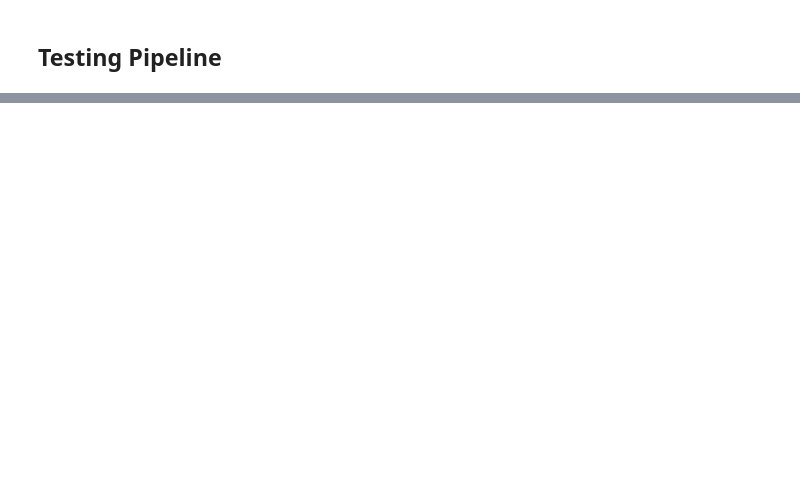
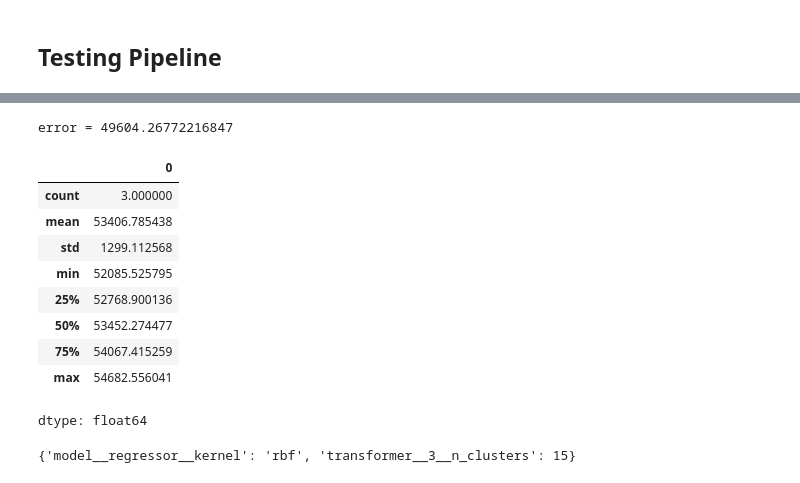
Before and after one commit to asrevo-applied-ml/basic-ml, a Jupyter notebook: e2e_ml.ipynb, the cells around one changed output, grey strips where cells are left out. Cells and saved outputs as stored; diff of their text form; code cells hidden in the pictures; blank space fills up the shorter version.

```diff
--- a/e2e_ml.ipynb
+++ b/e2e_ml.ipynb
@@ -313,0 +481,22 @@ root_mean_squared_error(housing_test_labels,housing_predict_test)
+# %%
+grid=GridSearchCV(estimator=pipeline,param_grid={"transformer__3__n_clusters":[3,5,7,10,15],"model__regressor__kernel":["rbf","linear"],"model__regressor__C":[10., 30., 100., 300., 1000.,
+                                               3000., 10000., 30000.0]},cv=3,scoring="neg_root_mean_squared_error")
+grid.fit(housing,housing_labels)
+# %%
+evaluate(grid.best_estimator_)
+# %% [output]
+error = 49604.26772216847
+|  | 0 |
+| count | 3.000000 |
+| mean | 53406.785438 |
+| std | 1299.112568 |
+| min | 52085.525795 |
+| 25% | 52768.900136 |
+| 50% | 53452.274477 |
+| 75% | 54067.415259 |
+| max | 54682.556041 |
+dtype: float64
+# %%
+grid.best_params_
+# %% [output]
+{'model__regressor__kernel': 'rbf', 'transformer__3__n_clusters': 15}
```
Also changed, not shown: parts of 20 cells of this notebook.
